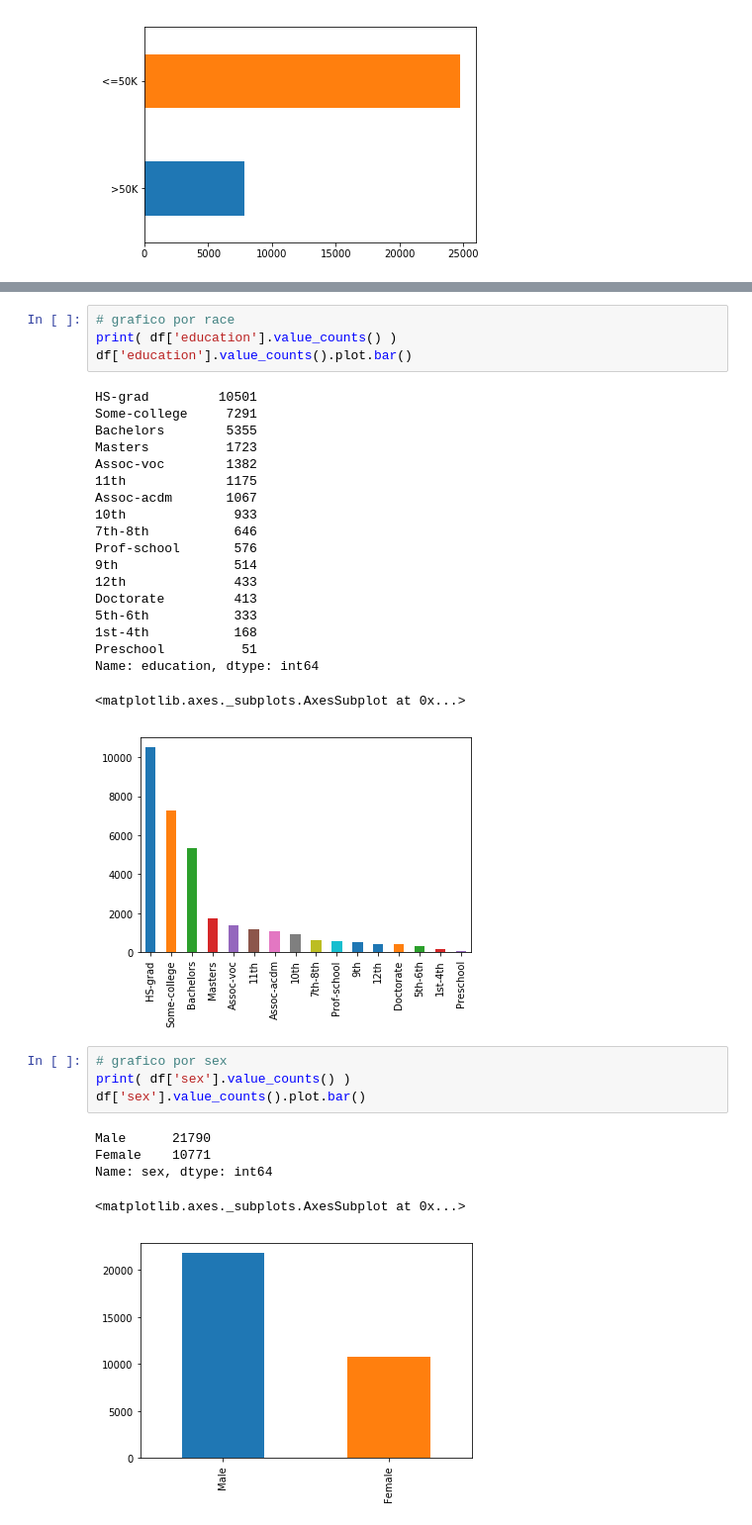
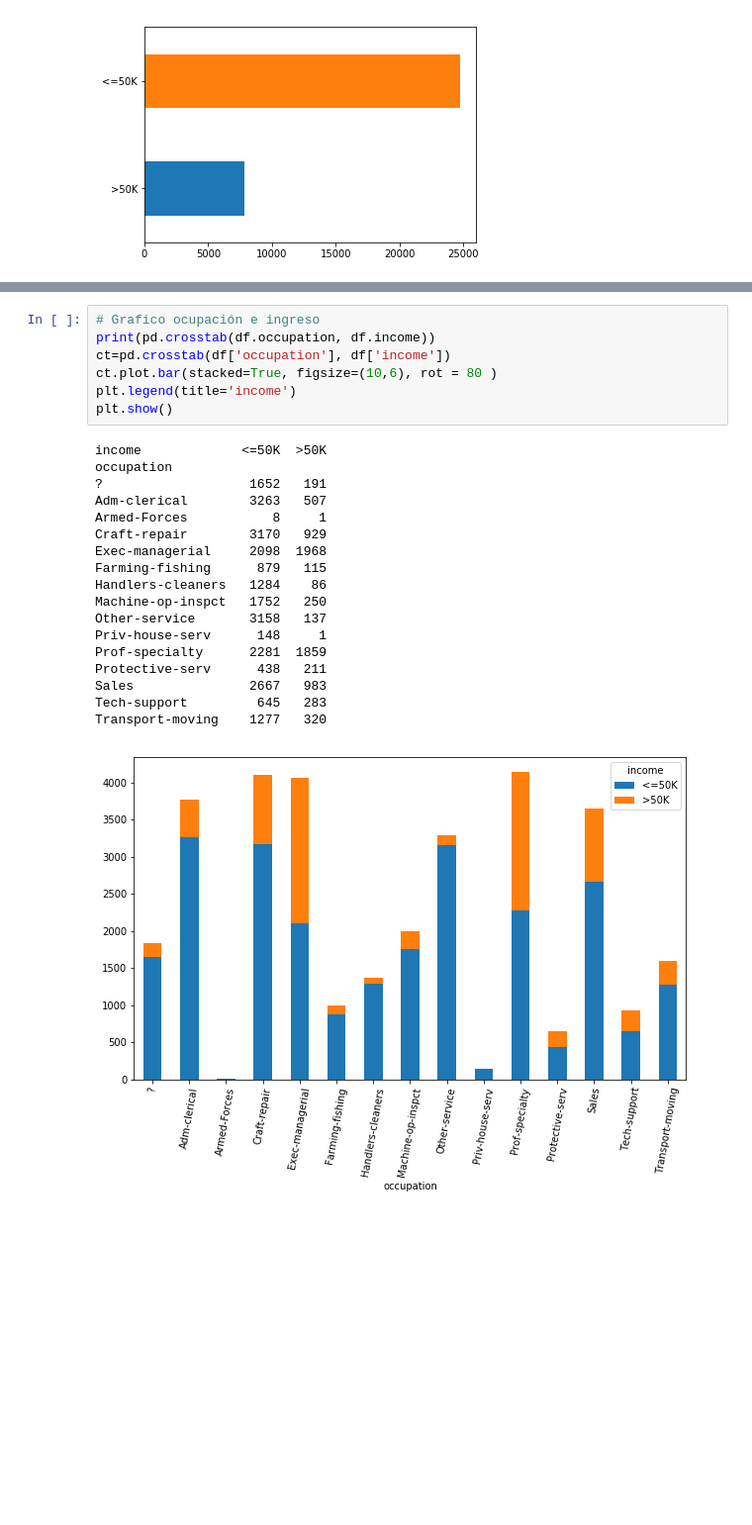
Before and after one commit to fepineda/AnalisisCensos, a Jupyter notebook: RedesNeuronales.ipynb, the cells around one changed output, grey strips where cells are left out. Shown at 99% size. Cells and saved outputs as stored; diff of their text form; blank space fills up the shorter version.

```diff
--- a/RedesNeuronales.ipynb
+++ b/RedesNeuronales.ipynb
@@ -107,34 +81,26 @@ Name: occupation, dtype: int64
-# %%
-# grafico por race
-print( df['education'].value_counts() )
-df['education'].value_counts().plot.bar()
-# %% [output]
-HS-grad         10501
-Some-college     7291
-Bachelors        5355
-Masters          1723
-Assoc-voc        1382
-11th             1175
-Assoc-acdm       1067
-10th              933
-7th-8th           646
-Prof-school       576
-9th               514
-12th              433
-Doctorate         413
-5th-6th           333
-1st-4th           168
-Preschool          51
-Name: education, dtype: int64
-<matplotlib.axes._subplots.AxesSubplot at 0x...>
-[figure, removed]
-# %%
-# grafico por sex
-print( df['sex'].value_counts() )
-df['sex'].value_counts().plot.bar()
-# %% [output]
-Male      21790
-Female    10771
-Name: sex, dtype: int64
-<matplotlib.axes._subplots.AxesSubplot at 0x...>
-[figure, removed]
+# %%
+# Grafico ocupación e ingreso
+print(pd.crosstab(df.occupation, df.income))
+ct=pd.crosstab(df['occupation'], df['income'])
+ct.plot.bar(stacked=True, figsize=(10,6), rot = 80 )
+plt.legend(title='income')
+plt.show()
+# %% [output]
+income             <=50K  >50K
+occupation
+?                   1652   191
+Adm-clerical        3263   507
+Armed-Forces           8     1
+Craft-repair        3170   929
+Exec-managerial     2098  1968
+Farming-fishing      879   115
+Handlers-cleaners   1284    86
+Machine-op-inspct   1752   250
+Other-service       3158   137
+Priv-house-serv      148     1
+Prof-specialty      2281  1859
+Protective-serv      438   211
+Sales               2667   983
+Tech-support         645   283
+Transport-moving    1277   320
+[figure, added]
```
Also changed, not shown: parts of 12 cells of this notebook.
